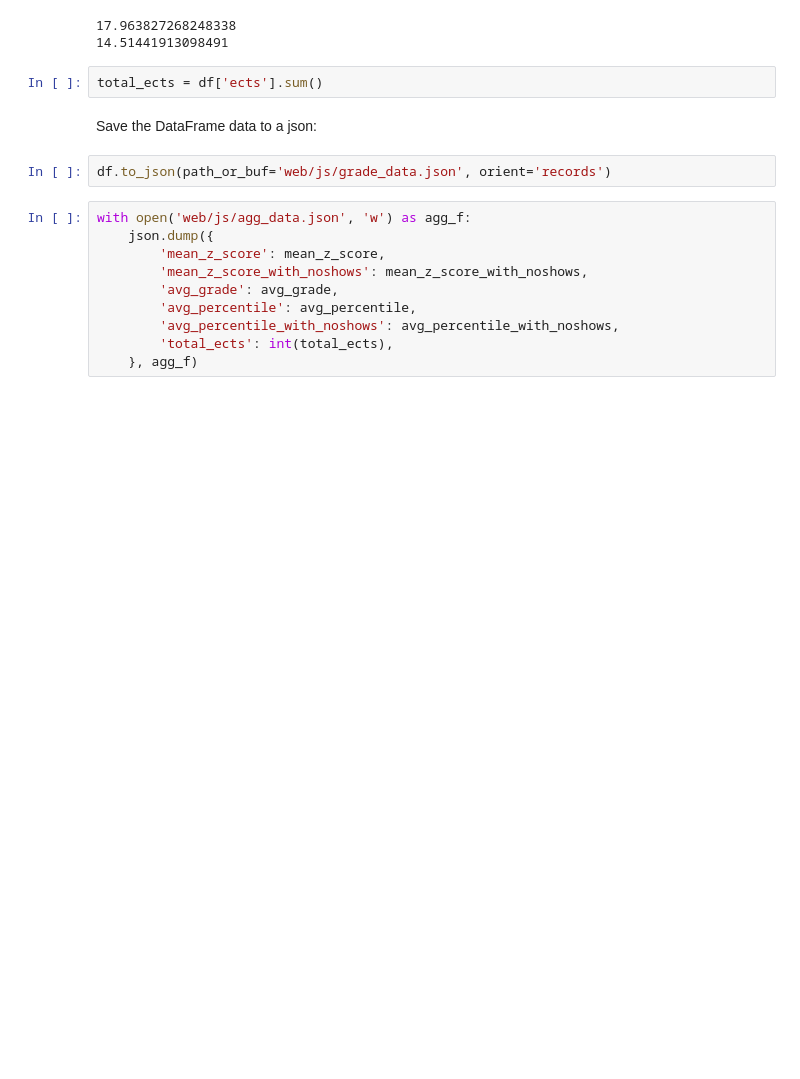
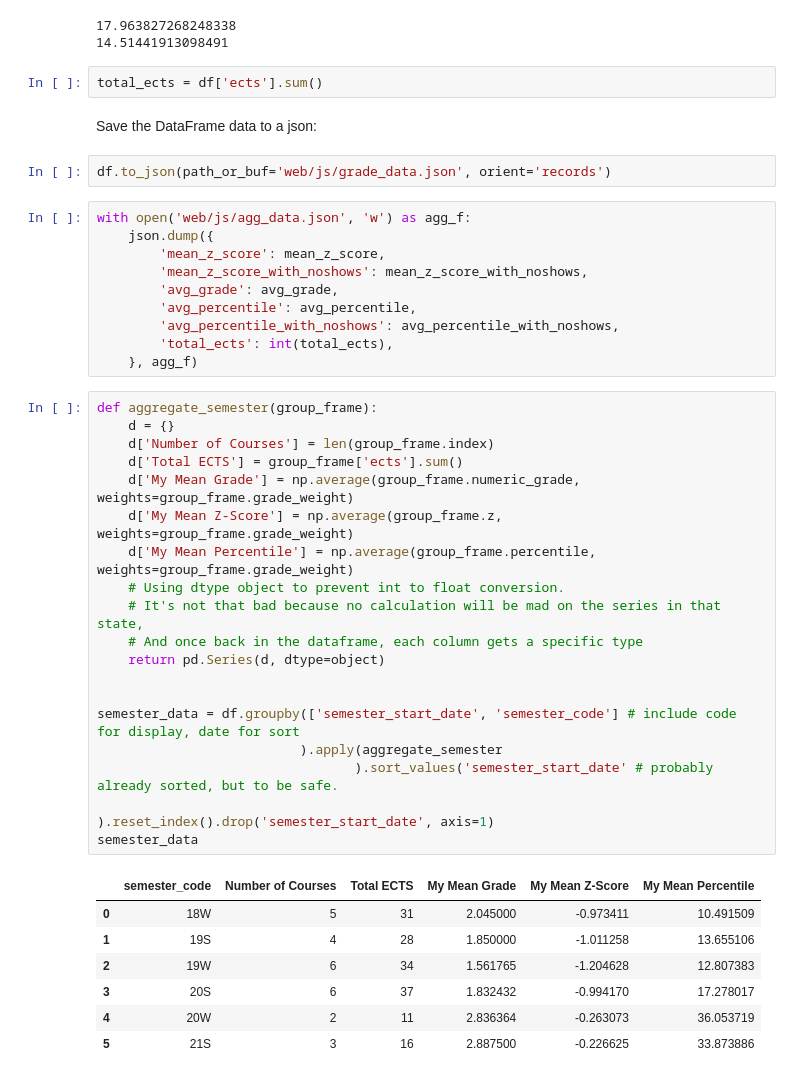
Before and after one commit to t4lz/my-grades, a Jupyter notebook: ExamStats.ipynb, the cells around one changed output. Cells and saved outputs as stored; diff of their text form; blank space fills up the shorter version.

```diff
--- a/ExamStats.ipynb
+++ b/ExamStats.ipynb
@@ -259,3 +265,30 @@ with open('web/js/agg_data.json', 'w') as agg_f:
         'avg_percentile_with_noshows': avg_percentile_with_noshows,
         'total_ects': int(total_ects),
     }, agg_f)
+# %%
+def aggregate_semester(group_frame):
+    d = {}
+    d['Number of Courses'] = len(group_frame.index)
+    d['Total ECTS'] = group_frame['ects'].sum()
+    d['My Mean Grade'] = np.average(group_frame.numeric_grade, weights=group_frame.grade_weight)
+    d['My Mean Z-Score'] = np.average(group_frame.z, weights=group_frame.grade_weight)
+    d['My Mean Percentile'] = np.average(group_frame.percentile, weights=group_frame.grade_weight)
+    # Using dtype object to prevent int to float conversion.
+    # It's not that bad because no calculation will be mad on the series in that state,
+    # And once back in the dataframe, each column gets a specific type
+    return pd.Series(d, dtype=object)
+
+
+semester_data = df.groupby(['semester_start_date', 'semester_code'] # include code for display, date for sort
+                          ).apply(aggregate_semester
+                                 ).sort_values('semester_start_date' # probably already sorted, but to be safe.
+                                              ).reset_index().drop('semester_start_date', axis=1)
+semester_data
+# %% [output]
+|  | semester_code | Number of Courses | Total ECTS | My Mean Grade | My Mean Z-Score | My Mean Percentile |
+| 0 | 18W | 5 | 31 | 2.045000 | -0.973411 | 10.491509 |
+| 1 | 19S | 4 | 28 | 1.850000 | -1.011258 | 13.655106 |
+| 2 | 19W | 6 | 34 | 1.561765 | -1.204628 | 12.807383 |
+| 3 | 20S | 6 | 37 | 1.832432 | -0.994170 | 17.278017 |
+| 4 | 20W | 2 | 11 | 2.836364 | -0.263073 | 36.053719 |
+| 5 | 21S | 3 | 16 | 2.887500 | -0.226625 | 33.873886 |
```
Also changed, not shown: parts of 3 cells of this notebook, 3 other files.
